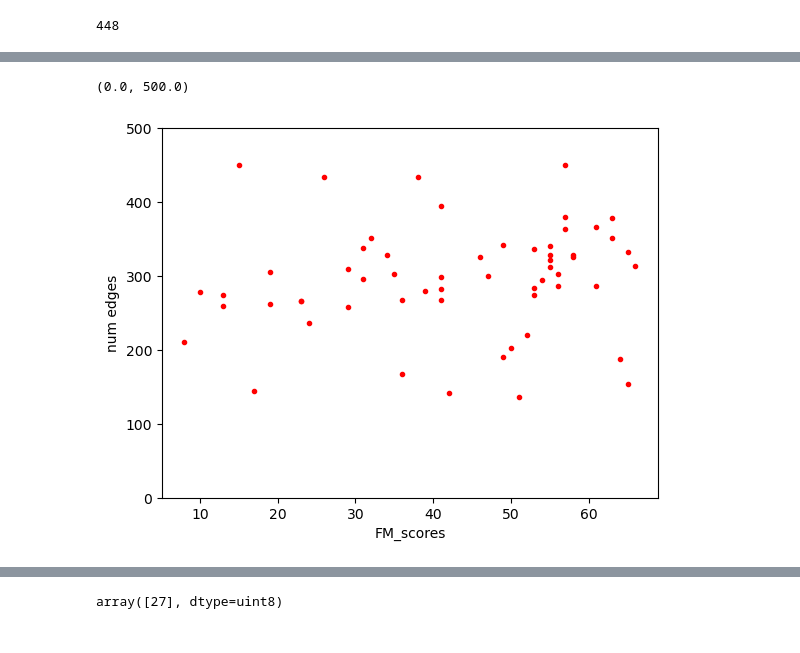
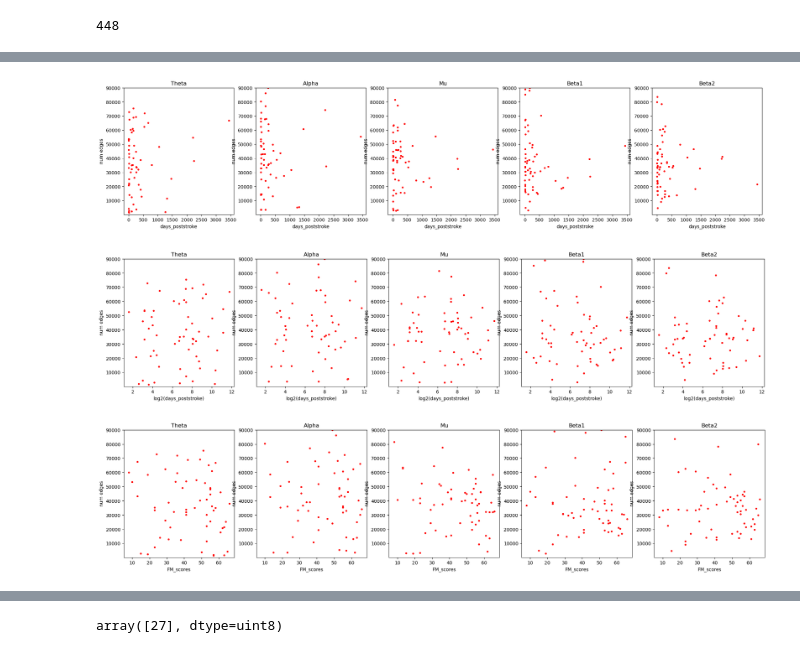
Before and after one commit to zhibinz2/MEG_EEG_Source_Localization, a Jupyter notebook: organize_62stroke/step5.analyse_groups.ipynb, the cells around one changed output, grey strips where cells are left out. Cells and saved outputs as stored; diff of their text form; code cells hidden in the pictures.

```diff
--- a/organize_62stroke/step5.analyse_groups.ipynb
+++ b/organize_62stroke/step5.analyse_groups.ipynb
@@ -273,10 +300,38 @@ plt.ylim([100,2000])
+# %%
+bandlabels = ['Theta','Alpha','Mu','Beta1','Beta2']
+fig,axs = plt.subplots(1,5,figsize=(25, 5))
+for freq in range(5):
+    plt.sca(axs[freq])
+    plt.plot(days_poststroke,max_dg_freq[:,freq],'r.')
+    plt.xlabel('days_poststroke')
+    plt.ylabel('num edges')
+    plt.ylim([100,90000]) # plt.ylim([100,800])
+    plt.title(bandlabels[freq])
+# %% [output]
+[figure, added]
+# %%
+
+bandlabels = ['Theta','Alpha','Mu','Beta1','Beta2']
+fig,axs = plt.subplots(1,5,figsize=(25, 5))
+for freq in range(5):
+    plt.sca(axs[freq])
+    plt.plot(np.log2(days_poststroke),max_dg_freq[:,freq],'r.')
+    plt.xlabel('log2(days_poststroke)')
+    plt.ylabel('num edges')
+    plt.ylim([100,90000]) # plt.ylim([100,800])
+    plt.title(bandlabels[freq])
+# %% [output]
+[figure, added]
 # %%
 
-plt.plot(FM_scores,max_dg_freq[:,1],'r.')
-plt.xlabel('FM_scores')
-plt.ylabel('num edges')
-plt.ylim([0,500])
+fig,axs = plt.subplots(1,5,figsize=(25, 5))
+for freq in range(5):
+    plt.sca(axs[freq])
+    plt.title(bandlabels[freq])
+    plt.plot(FM_scores,max_dg_freq[:,freq],'r.')
+    plt.xlabel('FM_scores')
+    plt.ylabel('num edges')
+    plt.ylim([100,90000]) # plt.ylim([100,800])
 # %% [output]
-(0.0, 500.0)
-[figure, old version]
+[figure, new version]
 # %%
```
Also changed, not shown: parts of 11 cells of this notebook.
